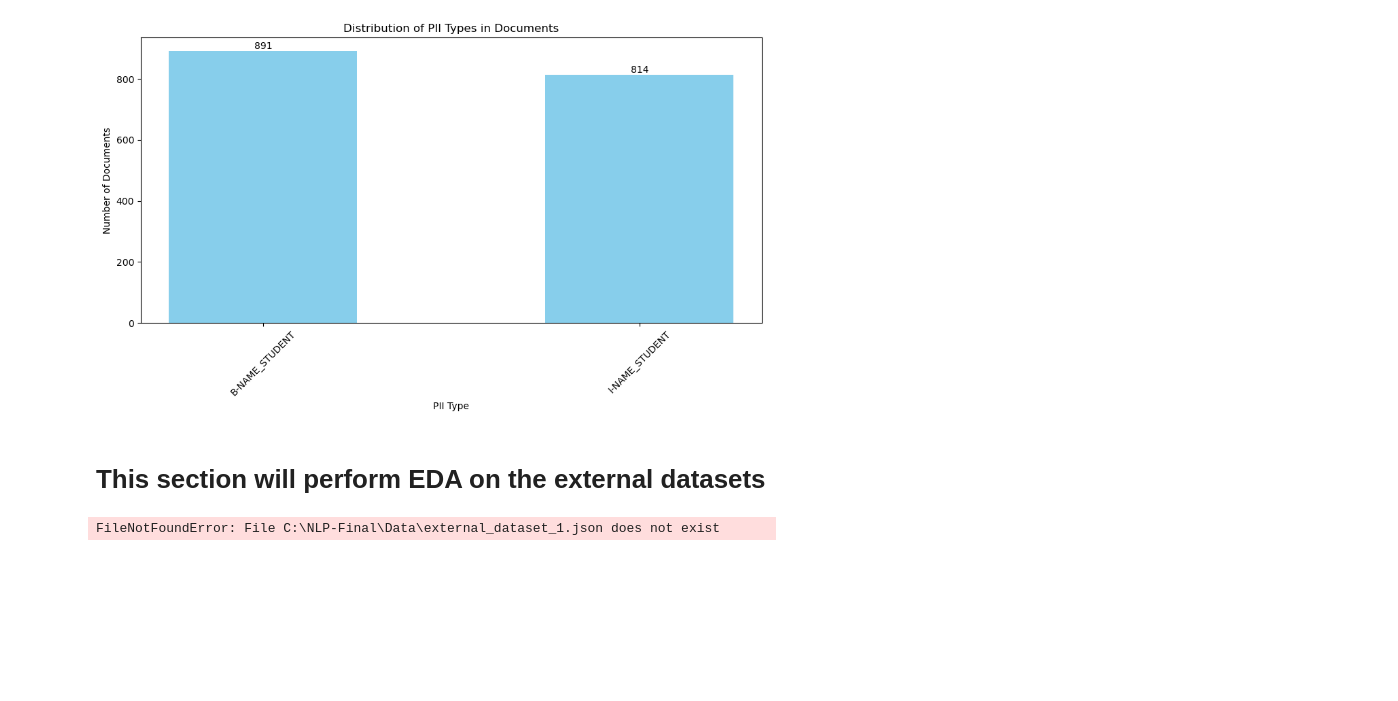
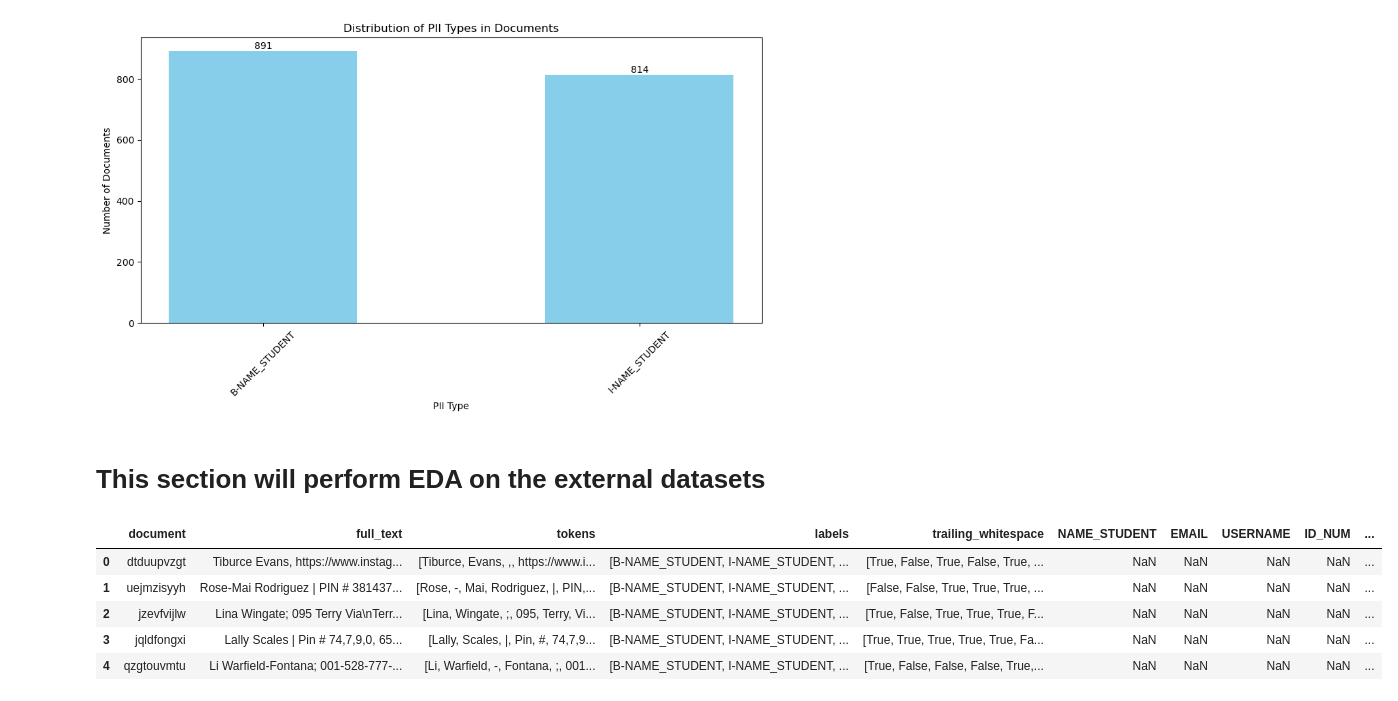
Before and after one commit to alanklin/NLP-Final, a Jupyter notebook: Code/eda.ipynb, the cells around one changed output. Saved outputs shown, nothing was run; the diff lists cells and outputs as text; code cells hidden in the pictures; blank space fills up the shorter version.

```diff
--- a/Code/eda.ipynb
+++ b/Code/eda.ipynb
@@ -226,7 +226,13 @@ plt.show()
 # %%
 external1 = pd.read_json(external1)
 external2 = pd.read_json(external2)
-external3 = pd.read_json(external3)
-external4 = pd.read_csv(external4)
+external3 = pd.read_csv(external3)
-# %% [output]
-FileNotFoundError: File C:\NLP-Final\Data\external_dataset_1.json does not exist
+# %%
+external1.head(5)
+# %% [output]
+|  | document | full_text | tokens | labels | trailing_whitespace | NAME_STUDENT | EMAIL | USERNAME | ID_NUM | ... |
+| 0 | dtduupvzgt | Tiburce Evans, https://www.instag... | [Tiburce, Evans, ,, https://www.i... | [B-NAME_STUDENT, I-NAME_STUDENT, ... | [True, False, True, False, True, ... | NaN | NaN | NaN | NaN | ... |
+| 1 | uejmzisyyh | Rose-Mai Rodriguez | PIN # 381437... | [Rose, -, Mai, Rodriguez, |, PIN,... | [B-NAME_STUDENT, I-NAME_STUDENT, ... | [False, False, True, True, True, ... | NaN | NaN | NaN | NaN | ... |
+| 2 | jzevfvijlw | Lina Wingate; 095 Terry Via\nTerr... | [Lina, Wingate, ;, 095, Terry, Vi... | [B-NAME_STUDENT, I-NAME_STUDENT, ... | [True, False, True, True, True, F... | NaN | NaN | NaN | NaN | ... |
+| 3 | jqldfongxi | Lally Scales | Pin # 74,7,9,0, 65... | [Lally, Scales, |, Pin, #, 74,7,9... | [B-NAME_STUDENT, I-NAME_STUDENT, ... | [True, True, True, True, True, Fa... | NaN | NaN | NaN | NaN | ... |
+| 4 | qzgtouvmtu | Li Warfield-Fontana; 001-528-777-... | [Li, Warfield, -, Fontana, ;, 001... | [B-NAME_STUDENT, I-NAME_STUDENT, ... | [True, False, False, False, True,... | NaN | NaN | NaN | NaN | ... |
```
Also changed, not shown: parts of 5 cells of this notebook, 3 other files.
